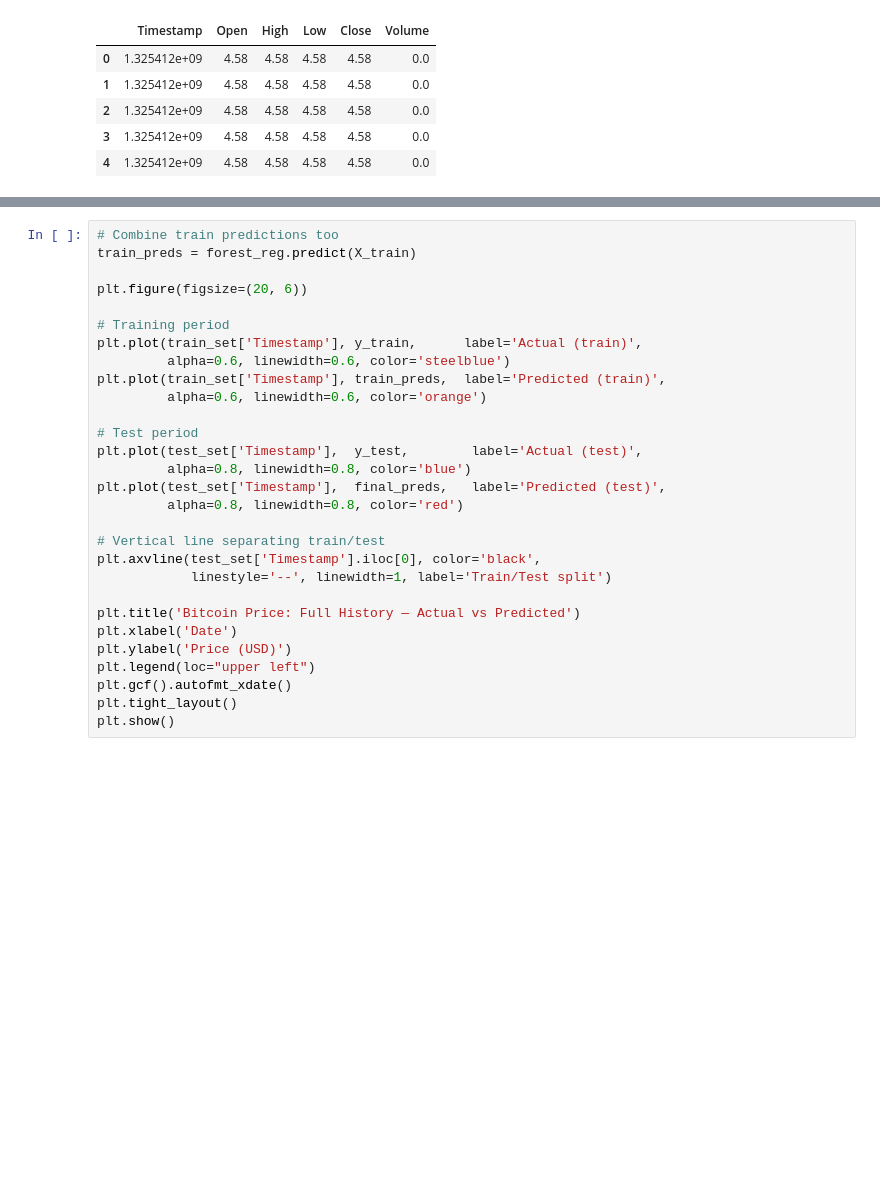
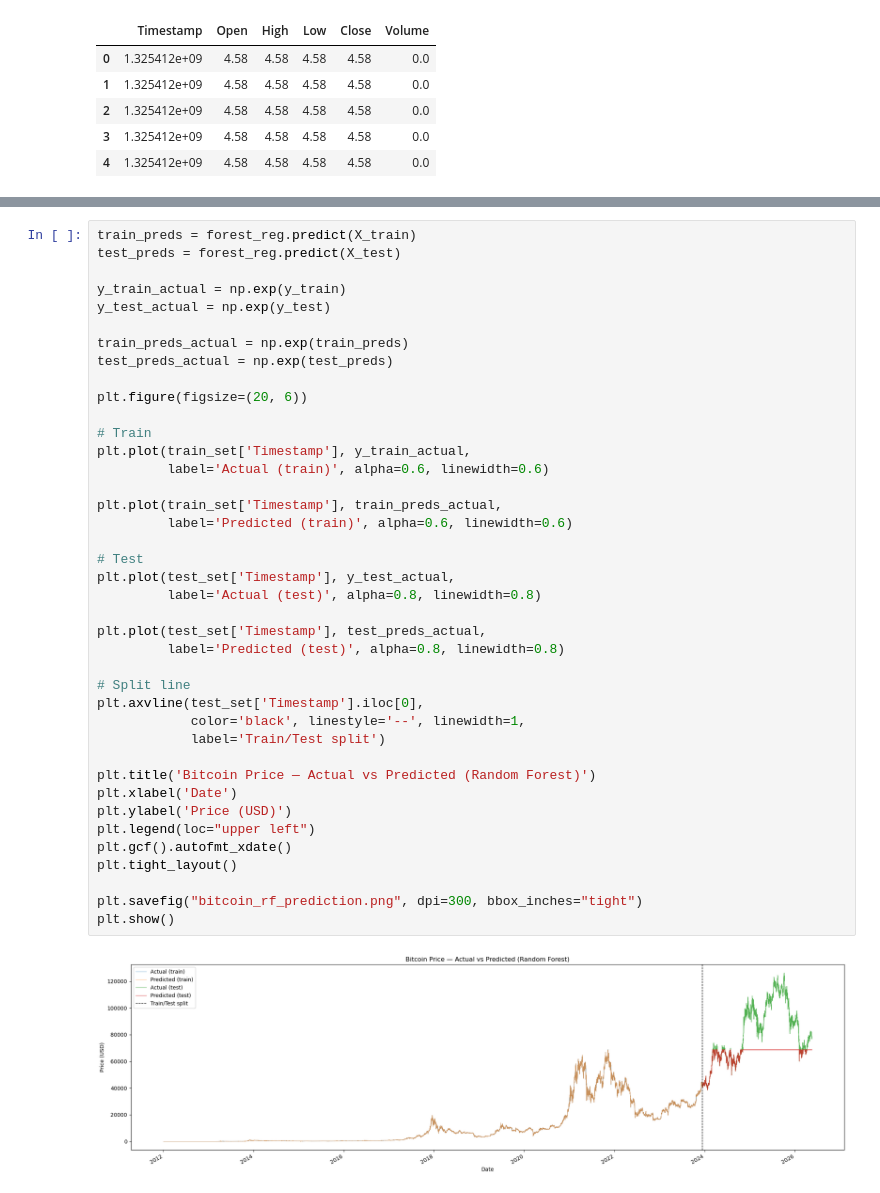
Before and after one commit to willelol04/bitcoin-predictor, a Jupyter notebook: main.ipynb, the cells around one changed output, grey strips where cells are left out. Cells and saved outputs as stored; diff of their text form; blank space fills up the shorter version.

```diff
--- a/main.ipynb
+++ b/main.ipynb
@@ -186,29 +237,42 @@ Random Forest CV RMSE:       mean=3954.14, std=5555.02
 # %%
-# Combine train predictions too
 train_preds = forest_reg.predict(X_train)
+test_preds = forest_reg.predict(X_test)
+
+y_train_actual = np.exp(y_train)
+y_test_actual = np.exp(y_test)
+
+train_preds_actual = np.exp(train_preds)
+test_preds_actual = np.exp(test_preds)
 
 plt.figure(figsize=(20, 6))
 
-# Training period
-plt.plot(train_set['Timestamp'], y_train,      label='Actual (train)',
-         alpha=0.6, linewidth=0.6, color='steelblue')
-plt.plot(train_set['Timestamp'], train_preds,  label='Predicted (train)',
-         alpha=0.6, linewidth=0.6, color='orange')
+# Train
+plt.plot(train_set['Timestamp'], y_train_actual,
+         label='Actual (train)', alpha=0.6, linewidth=0.6)
 
-# Test period
-plt.plot(test_set['Timestamp'],  y_test,        label='Actual (test)',
-         alpha=0.8, linewidth=0.8, color='blue')
-plt.plot(test_set['Timestamp'],  final_preds,   label='Predicted (test)',
-         alpha=0.8, linewidth=0.8, color='red')
+plt.plot(train_set['Timestamp'], train_preds_actual,
+         label='Predicted (train)', alpha=0.6, linewidth=0.6)
 
-# Vertical line separating train/test
-plt.axvline(test_set['Timestamp'].iloc[0], color='black',
-            linestyle='--', linewidth=1, label='Train/Test split')
+# Test
+plt.plot(test_set['Timestamp'], y_test_actual,
+         label='Actual (test)', alpha=0.8, linewidth=0.8)
 
-plt.title('Bitcoin Price: Full History — Actual vs Predicted')
+plt.plot(test_set['Timestamp'], test_preds_actual,
+         label='Predicted (test)', alpha=0.8, linewidth=0.8)
+
+# Split line
+plt.axvline(test_set['Timestamp'].iloc[0],
+            color='black', linestyle='--', linewidth=1,
+            label='Train/Test split')
+
+plt.title('Bitcoin Price — Actual vs Predicted (Random Forest)')
 plt.xlabel('Date')
 plt.ylabel('Price (USD)')
 plt.legend(loc="upper left")
 plt.gcf().autofmt_xdate()
 plt.tight_layout()
+
+plt.savefig("bitcoin_rf_prediction.png", dpi=300, bbox_inches="tight")
 plt.show()
+# %% [output]
+[figure, added]
```
Also changed, not shown: parts of 12 cells of this notebook, 3 other files.
